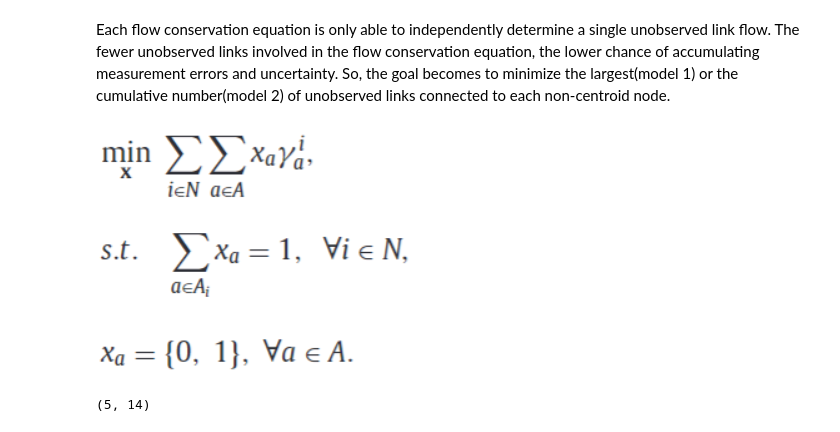
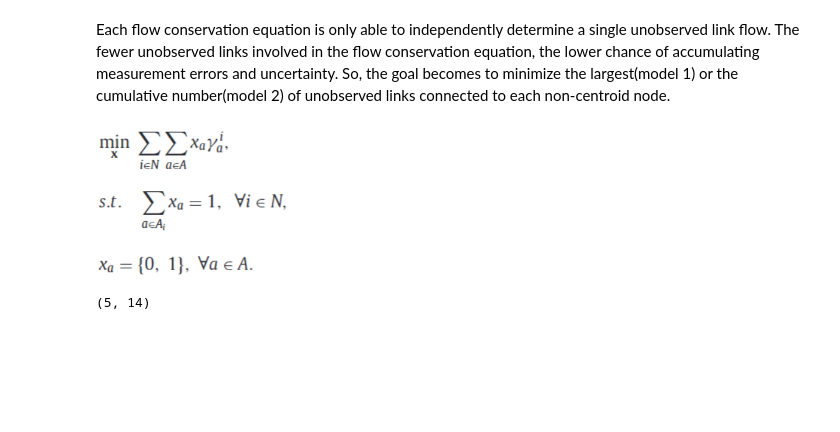
Before and after one commit to GangSuUGA/Network-Sensor-Location-Problem, a Jupyter notebook: PuLP examples/Example A node-based approach.ipynb, the cells around one changed output. Cells and saved outputs as stored; diff of their text form; code cells hidden in the pictures; blank space fills up the shorter version.

```diff
--- a/PuLP examples/Example A node-based approach.ipynb
+++ b/PuLP examples/Example A node-based approach.ipynb
@@ -18,8 +25,10 @@ The node-based method only optimize the location of sensor.
 # Solution:
 # %% [markdown]
 Each flow conservation equation is only able to independently determine a single unobserved link flow. The fewer unobserved links involved in the flow conservation equation, the lower chance of accumulating measurement errors and uncertainty. So, the goal becomes to minimize the largest(model 1) or the cumulative number(model 2) of unobserved links connected to each non-centroid node.
-# %% [markdown]
-![image.png](attachment:image.png)
+# %%
+Image('fig/download (3).png', width=200)
+# %% [output]
+[figure, added]
 # %%
 import numpy as np
 R = np.array([[1, 0, 1, 0, 1, 1, 0, 0, 0, 0, 0, 0, 0, 0],
```
Also changed, not shown: parts of 6 cells of this notebook.
